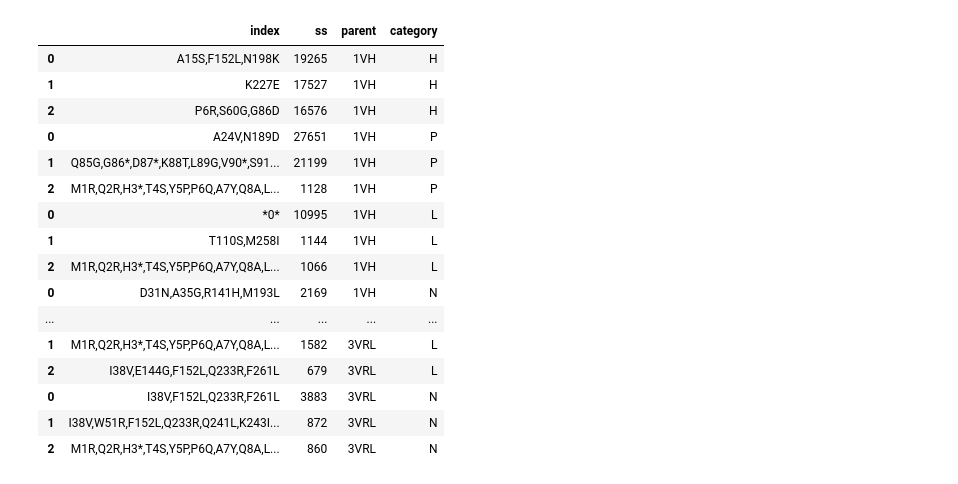
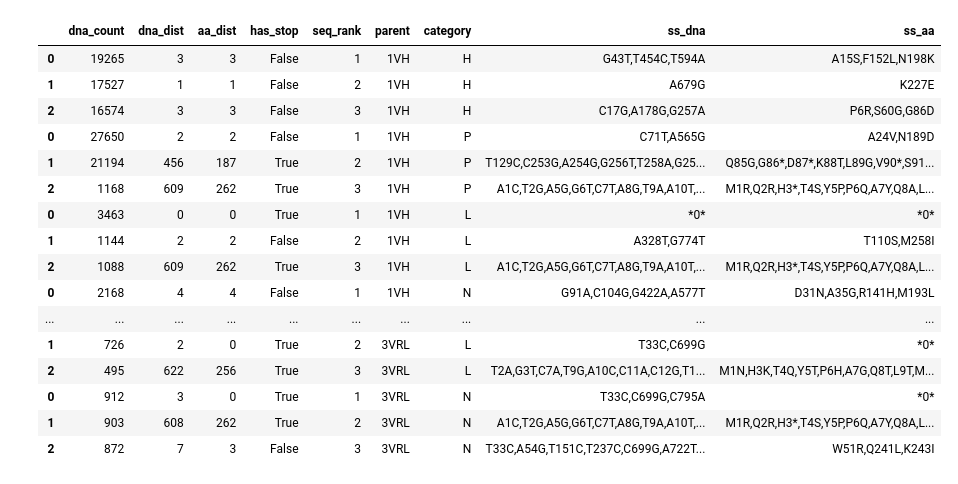
Before and after one commit to RomeroLab/sadx-latent-function, a Jupyter notebook: projects/Biochemical_Ordinal/scripts/nb_preprocess_bam_Oct22.ipynb, the cells around one changed output. Saved outputs shown, nothing was run; the diff lists cells and outputs as text; code cells hidden in the pictures.

```diff
--- a/projects/Biochemical_Ordinal/scripts/nb_preprocess_bam_Oct22.ipynb
+++ b/projects/Biochemical_Ordinal/scripts/nb_preprocess_bam_Oct22.ipynb
@@ -13,7 +13,8 @@ import pysam
 import matplotlib.pyplot as plt
 import seaborn as sns
 # %%
-data_dir = pathlib.Path("../data/scratch/Oct22")
+data_dir = pathlib.Path("../data/scratch/Oct22_1")
+figs_dir = pathlib.Path("../data/misc")
 # %%
 samples = pd.read_csv(data_dir / "Samples.csv")
 samples[["parent", "category"]] = samples.Bio_sample.str.split("_", expand=True)
@@ -51,11 +57,20 @@ pass
 value_counts_d = {}
 for filename in data_dir.glob("*.tsv"):
     x = pd.read_csv(filename, sep="\t")
-    value_counts_d[filename.stem] = x.ss.value_counts()
+    y = x.groupby("ss_dna").agg(
+     dna_count = ('ss_dna', len),
+     dna_dist = ('dna_dist', lambda x: x.head(1)),
+     aa_dist = ('aa_dist', lambda x: x.head(1)),
+     #ref_dist = ('ref_dist', lambda x: x.head(1)), # ref_dist is dna_dist
+     ss_aa = ('ss_aa', lambda x: x.head(1)),
+    ).sort_values(by='dna_count', ascending=False).reset_index()
+    y['has_stop'] = y.ss_aa.str.contains("\*")
+    value_counts_d[filename.stem] = y
 # %%
 def add_parent_and_category(barcode, vcs):
-    x = vcs.reset_index() # move sequence into columns
-    x = x.reset_index() # move sequence ranking into columns
+    #x = vcs.reset_index() # move sequence into columns
+    x = vcs
+    x["seq_rank"] = x.index + 1
     x["parent"] = samples.loc[barcode].parent
     x["category"] = samples.loc[barcode].category
     return x
@@ -84,22 +100,23 @@ all_seqs
 # %%
-top_3_seqs = all_seqs.drop("level_0", axis="columns").groupby(["parent", "category"]).head(3)
-
-top_3_seqs.sort_values(by=["parent", "category"])
+top_3_seqs = all_seqs.groupby(["parent", "category"]).head(3)
+cols_at_end = ["ss_dna", "ss_aa"]
+df = top_3_seqs.sort_values(by=["parent", "category"])
+df[[l for l in list(df.columns) if l not in cols_at_end] + cols_at_end]
 # %% [output]
-|  | index | ss | parent | category |
-| 0 | A15S,F152L,N198K | 19265 | 1VH | H |
-| 1 | K227E | 17527 | 1VH | H |
-| 2 | P6R,S60G,G86D | 16576 | 1VH | H |
-| 0 | A24V,N189D | 27651 | 1VH | P |
-| 1 | Q85G,G86*,D87*,K88T,L89G,V90*,S91... | 21199 | 1VH | P |
-| 2 | M1R,Q2R,H3*,T4S,Y5P,P6Q,A7Y,Q8A,L... | 1128 | 1VH | P |
-| 0 | *0* | 10995 | 1VH | L |
-| 1 | T110S,M258I | 1144 | 1VH | L |
-| 2 | M1R,Q2R,H3*,T4S,Y5P,P6Q,A7Y,Q8A,L... | 1066 | 1VH | L |
-| 0 | D31N,A35G,R141H,M193L | 2169 | 1VH | N |
-| ... | ... | ... | ... | ... |
-| 1 | M1R,Q2R,H3*,T4S,Y5P,P6Q,A7Y,Q8A,L... | 1582 | 3VRL | L |
-| 2 | I38V,E144G,F152L,Q233R,F261L | 679 | 3VRL | L |
-| 0 | I38V,F152L,Q233R,F261L | 3883 | 3VRL | N |
-| 1 | I38V,W51R,F152L,Q233R,Q241L,K243I... | 872 | 3VRL | N |
-| 2 | M1R,Q2R,H3*,T4S,Y5P,P6Q,A7Y,Q8A,L... | 860 | 3VRL | N |
+|  | dna_count | dna_dist | aa_dist | has_stop | seq_rank | parent | category | ss_dna | ss_aa |
+| 0 | 19265 | 3 | 3 | False | 1 | 1VH | H | G43T,T454C,T594A | A15S,F152L,N198K |
+| 1 | 17527 | 1 | 1 | False | 2 | 1VH | H | A679G | K227E |
+| 2 | 16574 | 3 | 3 | False | 3 | 1VH | H | C17G,A178G,G257A | P6R,S60G,G86D |
+| 0 | 27650 | 2 | 2 | False | 1 | 1VH | P | C71T,A565G | A24V,N189D |
+| 1 | 21194 | 456 | 187 | True | 2 | 1VH | P | T129C,C253G,A254G,G256T,T258A,G25... | Q85G,G86*,D87*,K88T,L89G,V90*,S91... |
+| 2 | 1168 | 609 | 262 | True | 3 | 1VH | P | A1C,T2G,A5G,G6T,C7T,A8G,T9A,A10T,... | M1R,Q2R,H3*,T4S,Y5P,P6Q,A7Y,Q8A,L... |
+| 0 | 3463 | 0 | 0 | True | 1 | 1VH | L | *0* | *0* |
+| 1 | 1144 | 2 | 2 | False | 2 | 1VH | L | A328T,G774T | T110S,M258I |
+| 2 | 1088 | 609 | 262 | True | 3 | 1VH | L | A1C,T2G,A5G,G6T,C7T,A8G,T9A,A10T,... | M1R,Q2R,H3*,T4S,Y5P,P6Q,A7Y,Q8A,L... |
+| 0 | 2168 | 4 | 4 | False | 1 | 1VH | N | G91A,C104G,G422A,A577T | D31N,A35G,R141H,M193L |
+| ... | ... | ... | ... | ... | ... | ... | ... | ... | ... |
+| 1 | 726 | 2 | 0 | True | 2 | 3VRL | L | T33C,C699G | *0* |
+| 2 | 495 | 622 | 256 | True | 3 | 3VRL | L | T2A,G3T,C7A,T9G,A10C,C11A,C12G,T1... | M1N,H3K,T4Q,Y5T,P6H,A7G,Q8T,L9T,M... |
+| 0 | 912 | 3 | 0 | True | 1 | 3VRL | N | T33C,C699G,C795A | *0* |
+| 1 | 903 | 608 | 262 | True | 2 | 3VRL | N | A1C,T2G,A5G,G6T,C7T,A8G,T9A,A10T,... | M1R,Q2R,H3*,T4S,Y5P,P6Q,A7Y,Q8A,L... |
+| 2 | 872 | 7 | 3 | False | 3 | 3VRL | N | T33C,A54G,T151C,T237C,C699G,A722T... | W51R,Q241L,K243I |
```
Also changed, not shown: parts of 12 cells of this notebook, 8 other files.
